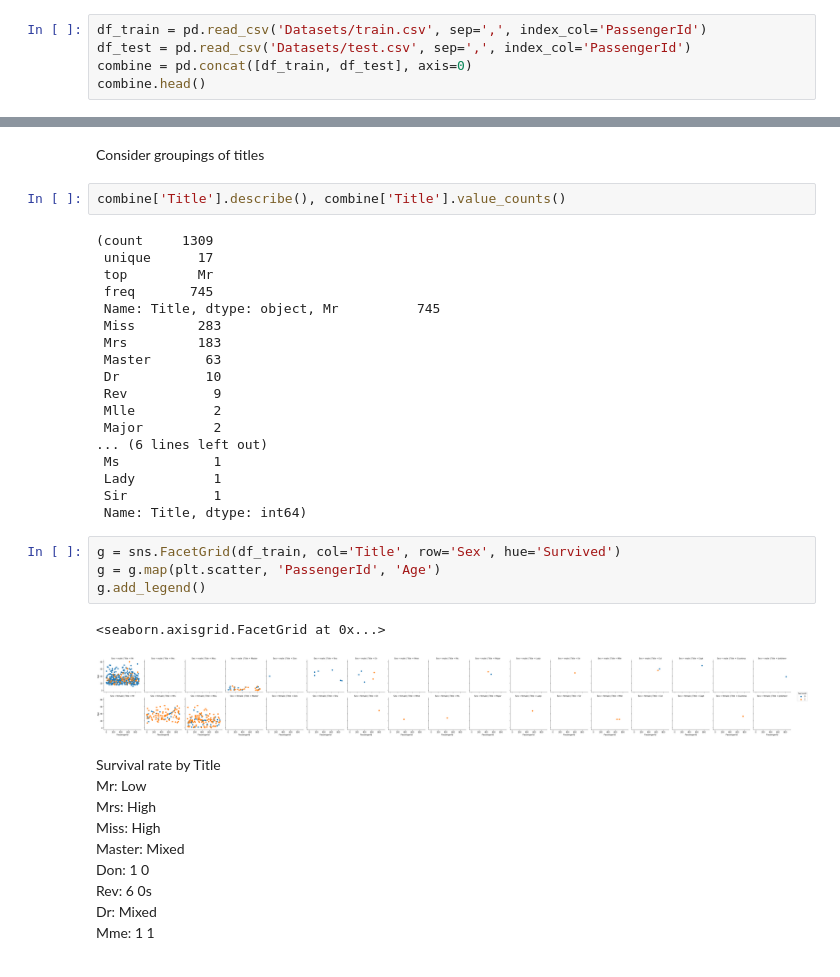
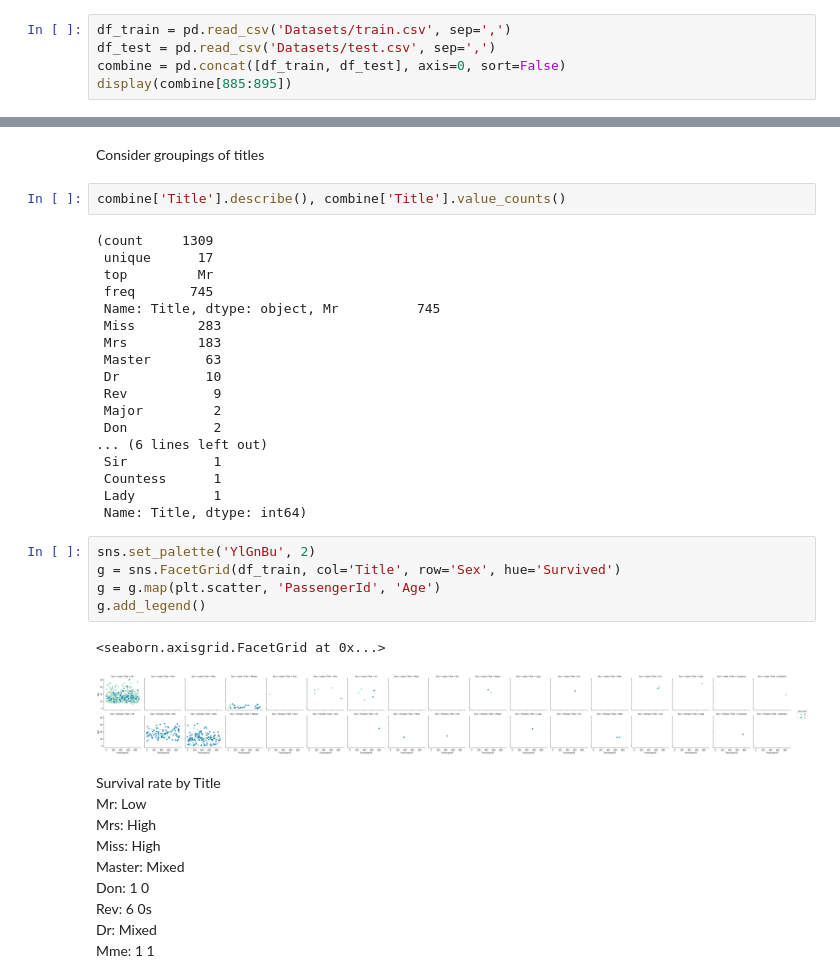
Before and after one commit to Ecboxer/Titanic, a Jupyter notebook: Explore.ipynb, the cells around one changed output, grey strips where cells are left out. Drawn from its saved outputs; the diff is of its cells as text.

Commit message:
Returned inidices to combine df and changed color palette to YlGnBu

```diff
--- a/Explore.ipynb
+++ b/Explore.ipynb
@@ -4,8 +4,8 @@ import numpy as np
 import matplotlib.pyplot as plt
 import seaborn as sns
 # %%
-df_train = pd.read_csv('Datasets/train.csv', sep=',', index_col='PassengerId')
-df_test = pd.read_csv('Datasets/test.csv', sep=',', index_col='PassengerId')
-combine = pd.concat([df_train, df_test], axis=0)
-combine.head()
+df_train = pd.read_csv('Datasets/train.csv', sep=',')
+df_test = pd.read_csv('Datasets/test.csv', sep=',')
+combine = pd.concat([df_train, df_test], axis=0, sort=False)
+display(combine[885:895])
 # %% [output]
@@ -79,20 +83,21 @@ combine['Title'].describe(), combine['Title'].value_counts()
  Master       63
  Dr           10
  Rev           9
- Mlle          2
  Major         2
+ Don           2
 ... (6 lines left out)
- Ms            1
+ Sir           1
+ Countess      1
  Lady          1
- Sir           1
  Name: Title, dtype: int64)
 # %%
+sns.set_palette('YlGnBu', 2)
 g = sns.FacetGrid(df_train, col='Title', row='Sex', hue='Survived')
 g = g.map(plt.scatter, 'PassengerId', 'Age')
 g.add_legend()
 # %% [output]
 <seaborn.axisgrid.FacetGrid at 0x...>
-[figure, old version]
+[figure, new version]
 # %% [markdown]
 Survival rate by Title
 Mr: Low
```
Also changed, not shown: parts of 5 cells of this notebook.
